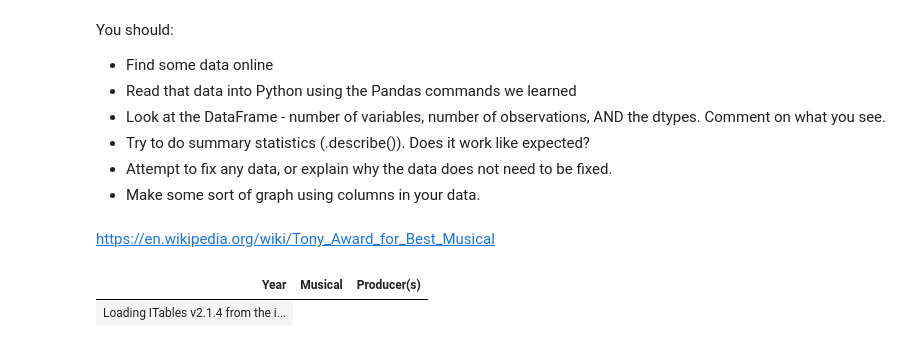
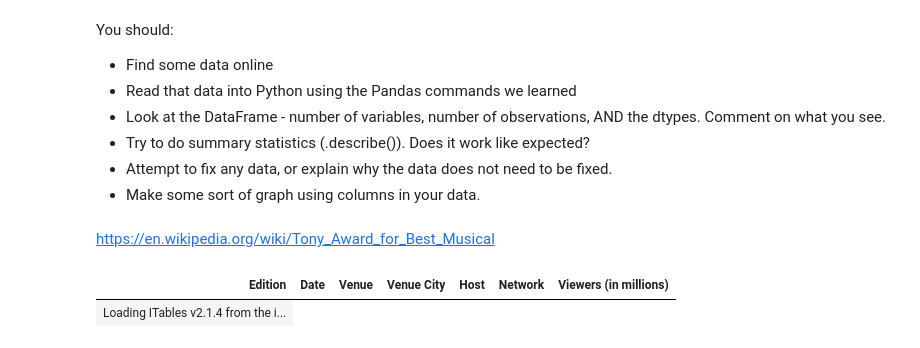
Before and after one commit to Rubenmregalado/Day8, a Jupyter notebook: Day8-HW.ipynb, the cells around one changed output. Saved outputs shown, nothing was run; the diff lists cells and outputs as text; code cells hidden in the pictures.

```diff
--- a/Day8-HW.ipynb
+++ b/Day8-HW.ipynb
@@ -218,10 +216,10 @@ You should:
 # %% [markdown]
 https://en.wikipedia.org/wiki/Tony_Award_for_Best_Musical
 # %%
-my_website = "https://en.wikipedia.org/wiki/Tony_Award_for_Best_Musical"
+my_website = "https://en.wikipedia.org/wiki/Grammy_Awards"
 DF = pd.read_html(my_website)
-DF_raw = DF[3]
+DF_raw = DF[5]
 show(DF_raw)
 # %% [output]
-| Year | Musical | Producer(s) |
+| Edition | Date | Venue | Venue City | Host | Network | Viewers (in millions) |
 | Loading ITables v2.1.4 from the i... |
```
Also changed, not shown: parts of 10 cells of this notebook.
